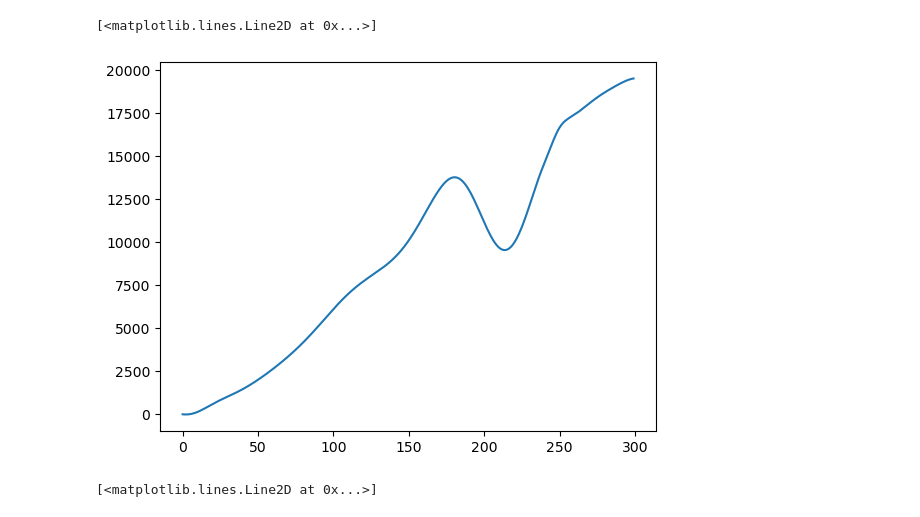
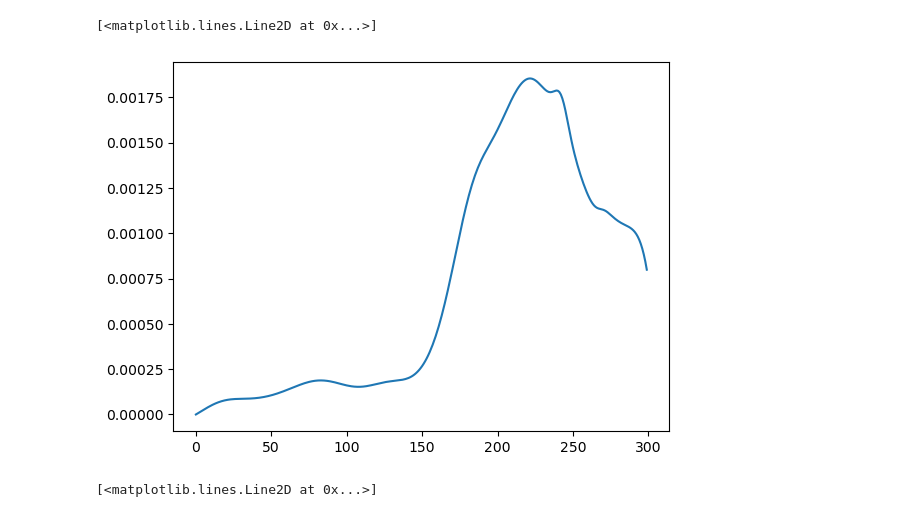
Before and after one commit to ZachHoppinen/phase-o-matic, a Jupyter notebook: notebooks/old/bilinear_interpolate.ipynb, the cells around one changed output. Drawn from its saved outputs; the diff is of its cells as text; code cells hidden in the pictures.

Commit message:
comparison to pyaps and fixing many many initial errors

```diff
--- a/notebooks/bilinear_interpolate.ipynb
+++ b/notebooks/old/bilinear_interpolate.ipynb
@@ -34,36 +34,12 @@ for time in [time1, time2]:
     # ds = ds.interp(height = np.round(np.arange(geom['dem'].min()-2, geom['dem'].max()+2)), method = 'linear')
     time_DAs.append(ds)
 ds = xr.concat(time_DAs, dim = 'time')
-# %%
-import numpy as np
-import xarray as xr
-from scipy import integrate
-def integrate_refractivity(dataset: xr.Dataset) -> xr.Dataset:
-    """
-    Integrate combined refractivity through atmosphere from high to low.
-
-    Args:
-    dataset: xarray dataset with combined refractivity and heights (m)
-
-    Returns:
-    dataset: xarray dataset with cumulative integrated refractivity added
-    """
-    # check if heights are increasing
-    if np.all(np.diff(dataset.height, 1) > 0):
-        # reverse heights so we integrate from satellite to ground (high -> low)
-        dataset = dataset.reindex(height=list(reversed(dataset.height)))
-    # calculate integrated refractivity index from high to low at each lat, long
-    integrated_N = integrate.cumtrapz(dataset['N'], x = dataset['height'], initial = 0)
-    # insert as new variable cumulative refractivity index
-    dataset['cum_N'] = (['time', 'longitude', 'latitude', 'height'], integrated_N)
-
-    return dataset
 # %%
 cum = integrate_refractivity(ds)
-plt.plot(cum['cum_N'][1, 3, 2] - cum['cum_N'][0, 3, 2])
+plt.plot(cum['cum_N'][0, 2, 2]*1.0e-6 - cum['cum_N'][0, 2, 3]*1.0e-6)
 # %% [output]
 [<matplotlib.lines.Line2D at 0x...>]
-[figure, old version]
+[figure, new version]
 # %%
 import matplotlib.pyplot as plt
 fig, ax = plt.subplots()
```
Also changed, not shown: 25 other files.
